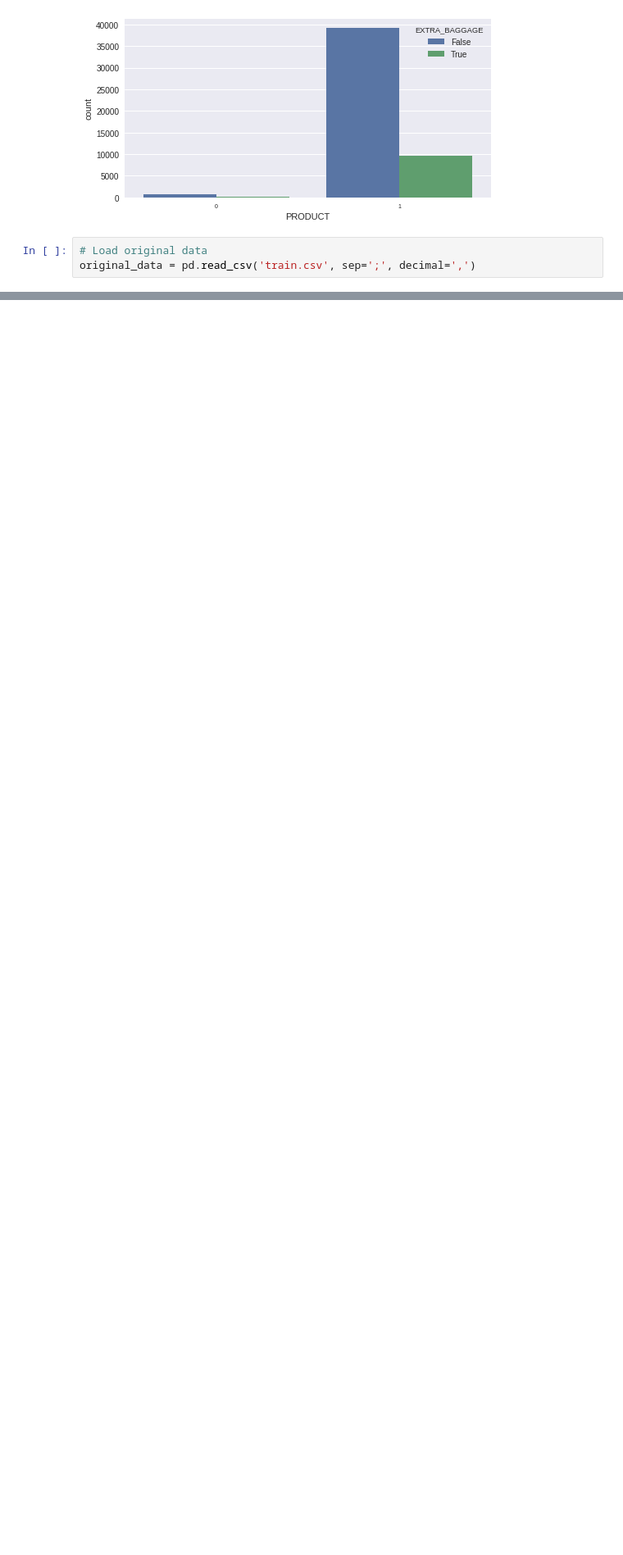
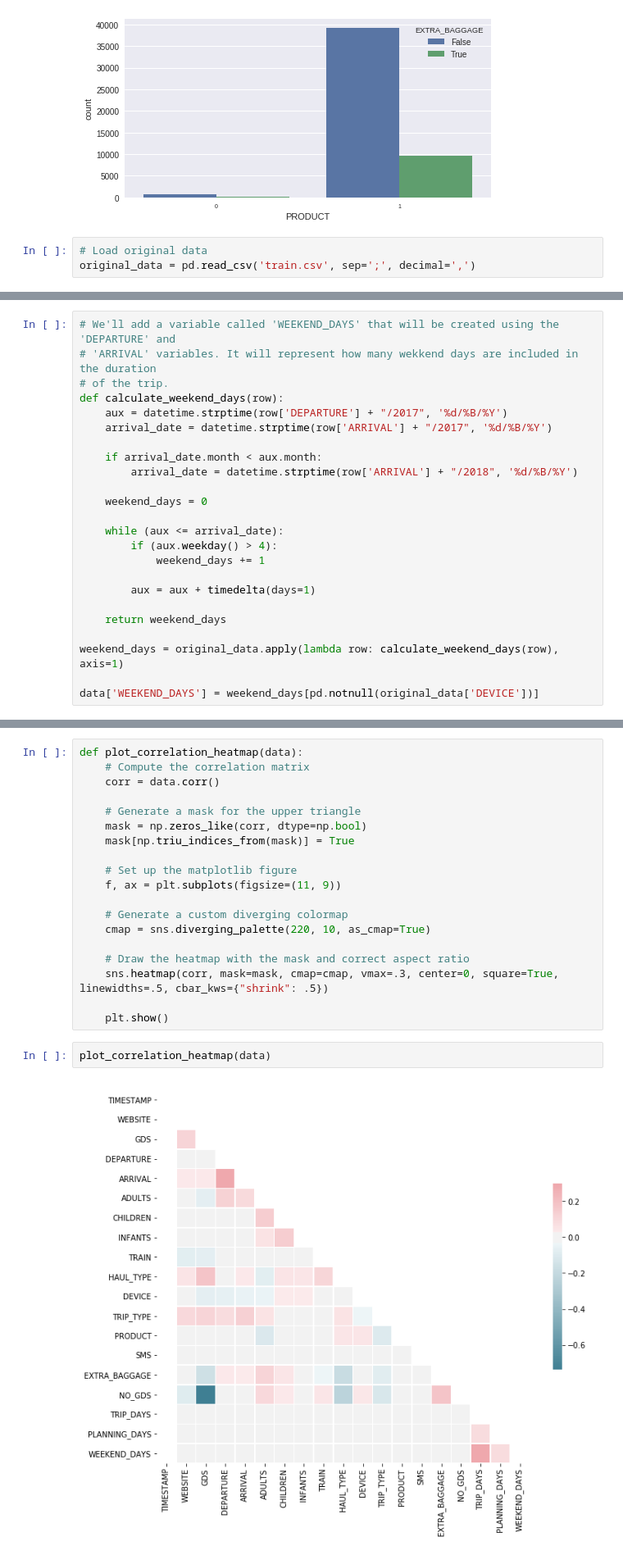
Before and after one commit to mgvaldes/edreams-exercise, a Jupyter notebook: exploratory_analysis.ipynb, the cells around one changed output, grey strips where cells are left out. Shown: that part at 82% size. Saved outputs shown, nothing was run; the diff lists cells and outputs as text; blank space fills up the shorter version.

Commit message:
1) adding new variables to datase. 2) plot function el correlations.

```diff
--- a/exploratory_analysis.ipynb
+++ b/exploratory_analysis.ipynb
@@ -87,0 +112,24 @@ def calculate_trip_days(row):
+# %%
+# We'll add a variable called 'WEEKEND_DAYS' that will be created using the 'DEPARTURE' and
+# 'ARRIVAL' variables. It will represent how many wekkend days are included in the duration
+# of the trip.
+def calculate_weekend_days(row):
+    aux = datetime.strptime(row['DEPARTURE'] + "/2017", '%d/%B/%Y')
+    arrival_date = datetime.strptime(row['ARRIVAL'] + "/2017", '%d/%B/%Y')
+
+    if arrival_date.month < aux.month:
+        arrival_date = datetime.strptime(row['ARRIVAL'] + "/2018", '%d/%B/%Y')
+
+    weekend_days = 0
+
+    while (aux <= arrival_date):
+        if (aux.weekday() > 4):
+            weekend_days += 1
+
+        aux = aux + timedelta(days=1)
+
+    return weekend_days
+
+weekend_days = original_data.apply(lambda row: calculate_weekend_days(row), axis=1)
+
+data['WEEKEND_DAYS'] = weekend_days[pd.notnull(original_data['DEVICE'])]
@@ -87,0 +139,23 @@ def calculate_trip_days(row):
+# %%
+def plot_correlation_heatmap(data):
+    # Compute the correlation matrix
+    corr = data.corr()
+
+    # Generate a mask for the upper triangle
+    mask = np.zeros_like(corr, dtype=np.bool)
+    mask[np.triu_indices_from(mask)] = True
+
+    # Set up the matplotlib figure
+    f, ax = plt.subplots(figsize=(11, 9))
+
+    # Generate a custom diverging colormap
+    cmap = sns.diverging_palette(220, 10, as_cmap=True)
+
+    # Draw the heatmap with the mask and correct aspect ratio
+    sns.heatmap(corr, mask=mask, cmap=cmap, vmax=.3, center=0, square=True, linewidths=.5, cbar_kws={"shrink": .5})
+
+    plt.show()
+# %%
+plot_correlation_heatmap(data)
+# %% [output]
+[figure, added]
```
Also changed, not shown: parts of 4 cells of this notebook, 4 other files.
